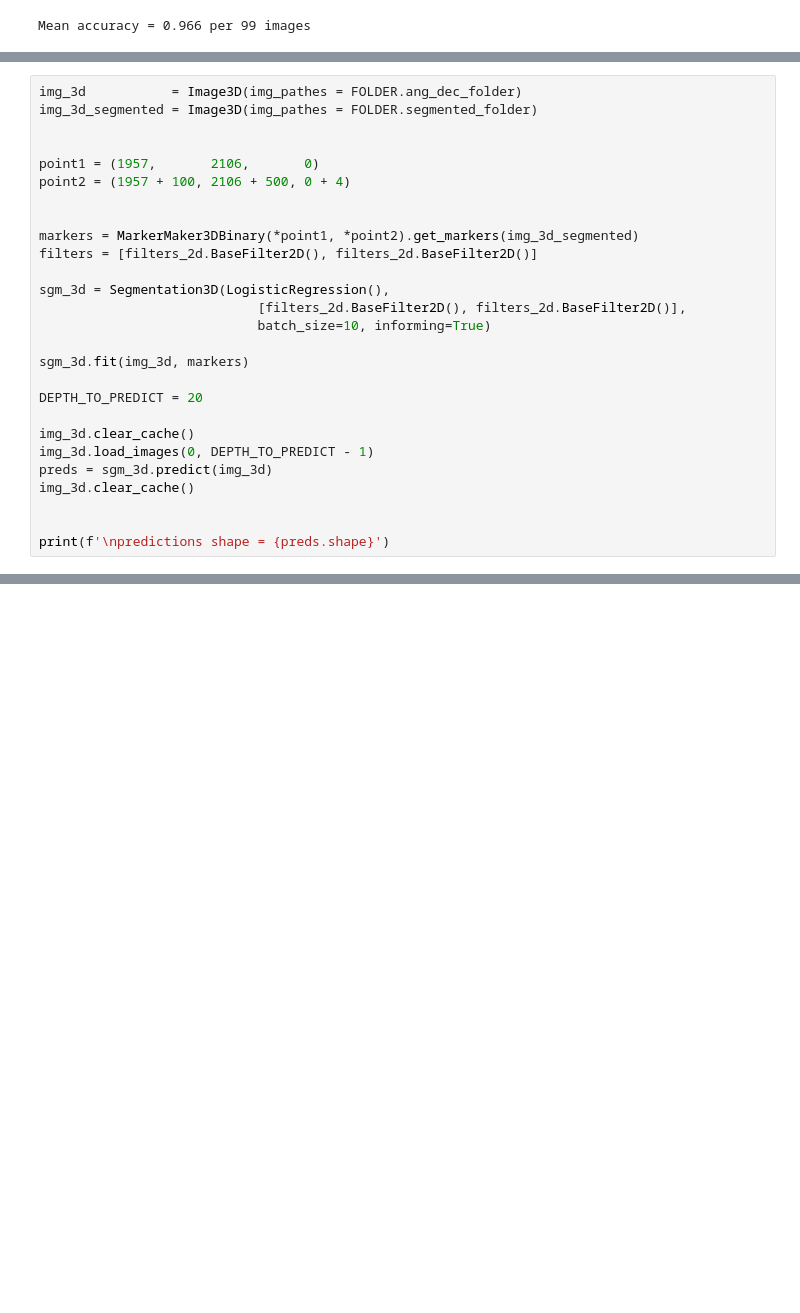
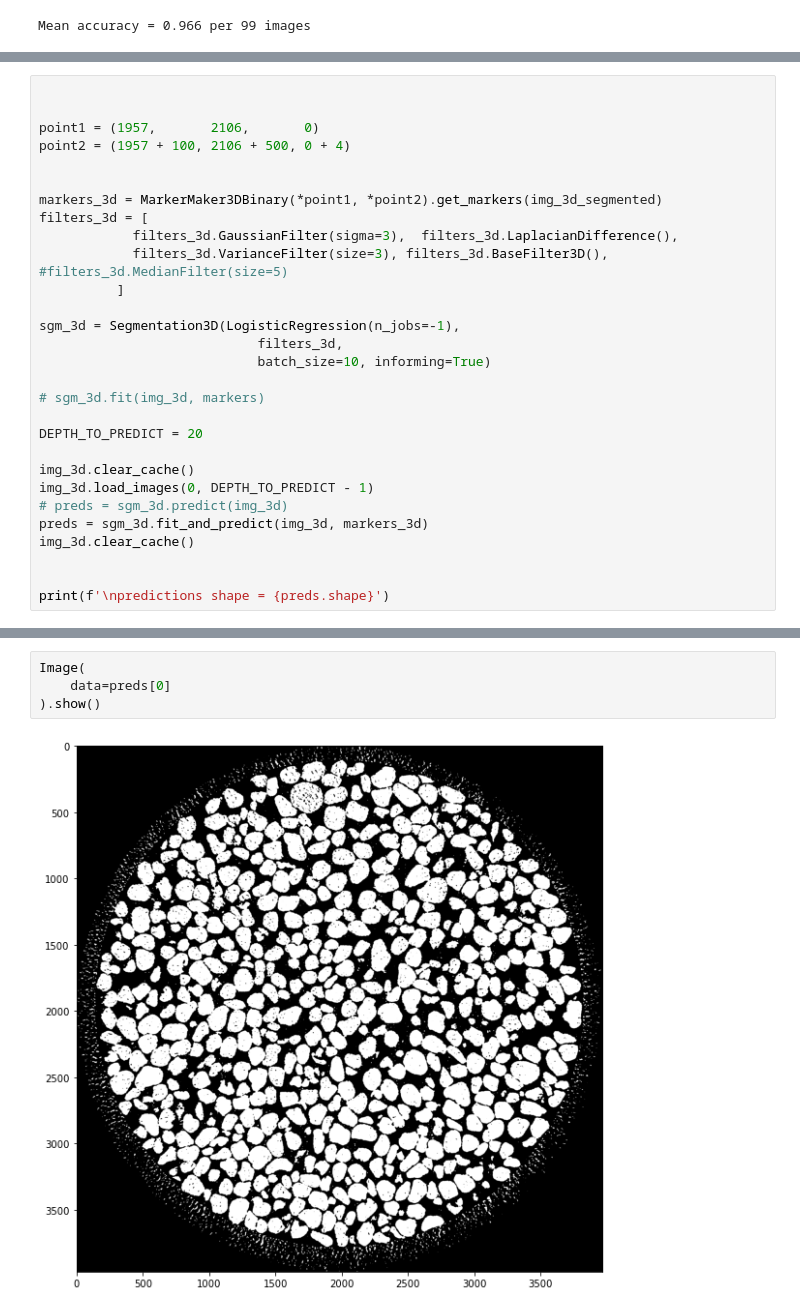
Before and after one commit to maxxxims/segmentation, a Jupyter notebook: frontend.ipynb, the cells around one changed output, grey strips where cells are left out. Saved outputs shown, nothing was run; the diff lists cells and outputs as text; blank space fills up the shorter version.

```diff
--- a/frontend.ipynb
+++ b/frontend.ipynb
@@ -113,26 +264,28 @@ from backend import MarkerMaker3DBinary, Segmentation3D, Image3D
 # %%
-img_3d           = Image3D(img_pathes = FOLDER.ang_dec_folder)
-img_3d_segmented = Image3D(img_pathes = FOLDER.segmented_folder)
 
 
 point1 = (1957,       2106,       0)
 point2 = (1957 + 100, 2106 + 500, 0 + 4)
 
 
-markers = MarkerMaker3DBinary(*point1, *point2).get_markers(img_3d_segmented)
-filters = [filters_2d.BaseFilter2D(), filters_2d.BaseFilter2D()]
+markers_3d = MarkerMaker3DBinary(*point1, *point2).get_markers(img_3d_segmented)
+filters_3d = [
+            filters_3d.GaussianFilter(sigma=3),  filters_3d.LaplacianDifference(),
+            filters_3d.VarianceFilter(size=3), filters_3d.BaseFilter3D(),  #filters_3d.MedianFilter(size=5)
+          ]
 
-sgm_3d = Segmentation3D(LogisticRegression(),
-                            [filters_2d.BaseFilter2D(), filters_2d.BaseFilter2D()],
+sgm_3d = Segmentation3D(LogisticRegression(n_jobs=-1),
+                            filters_3d,
                             batch_size=10, informing=True)
 
-sgm_3d.fit(img_3d, markers)
+# sgm_3d.fit(img_3d, markers)
 
 DEPTH_TO_PREDICT = 20
 
 img_3d.clear_cache()
 img_3d.load_images(0, DEPTH_TO_PREDICT - 1)
-preds = sgm_3d.predict(img_3d)
+# preds = sgm_3d.predict(img_3d)
+preds = sgm_3d.fit_and_predict(img_3d, markers_3d)
 img_3d.clear_cache()
 
 
@@ -208,0 +302,6 @@ Accuracy.get_score(y_pred=y_pred, y_real=y_real)
+# %%
+Image(
+    data=preds[0]
+).show()
+# %% [output]
+[figure, added]
```
Also changed, not shown: parts of 32 cells of this notebook, 29 other files.
